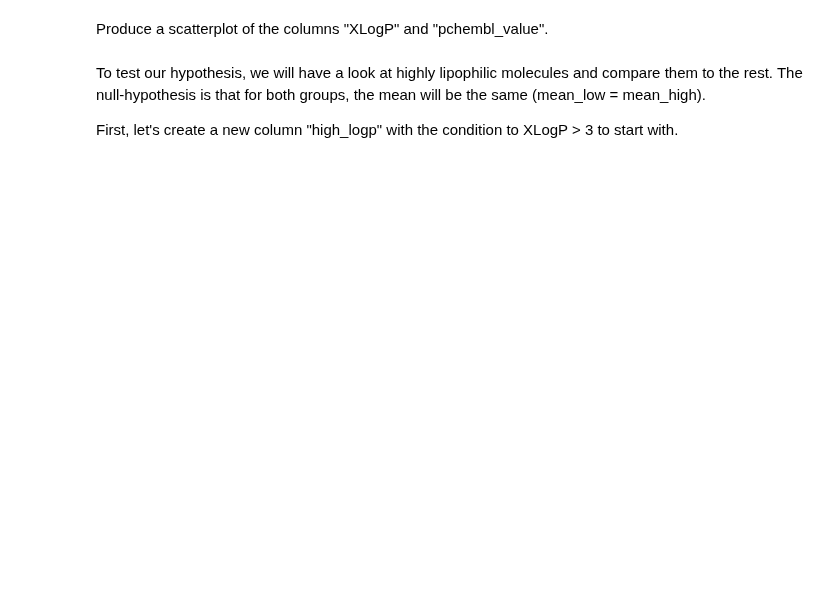
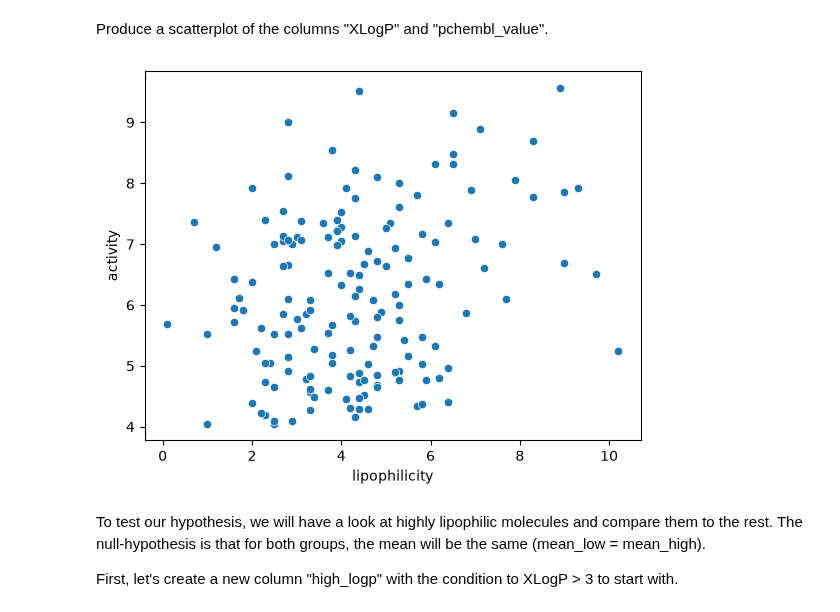
Before and after one commit to GGlupsch/ChemicalDataScience103, a Jupyter notebook: lectures/session09/materials/hypothesis.ipynb, the cells around one changed output. Saved outputs shown, nothing was run; the diff lists cells and outputs as text; code cells hidden in the pictures; blank space fills up the shorter version.

```diff
--- a/lectures/session09/materials/hypothesis.ipynb
+++ b/lectures/session09/materials/hypothesis.ipynb
@@ -21,5 +30,12 @@ plt.show()
 # %% [markdown]
 Produce a scatterplot of the columns "XLogP" and "pchembl_value".
+# %%
+sns.scatterplot(x=df["XLogP"], y=df["pchembl_value"])
+plt.xlabel("lipophilicity")
+plt.ylabel("activity")
+plt.show()
+# %% [output]
+[figure, added]
 # %% [markdown]
 To test our hypothesis, we will have a look at highly lipophilic molecules and compare them to the rest. The null-hypothesis is that for both groups, the mean will be the same (mean_low = mean_high).
 
```
Also changed, not shown: parts of 5 cells of this notebook, 10 other files.
